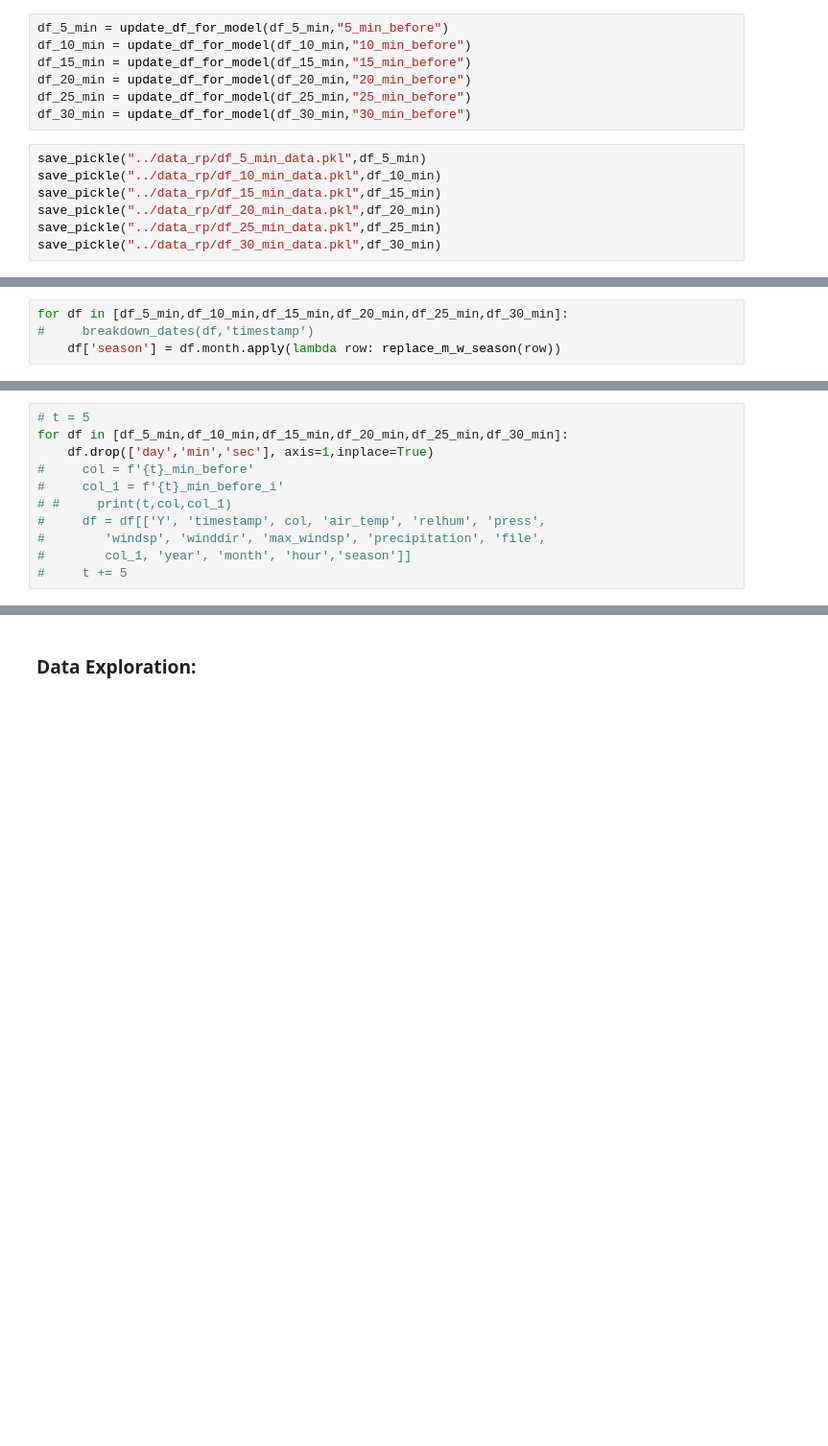
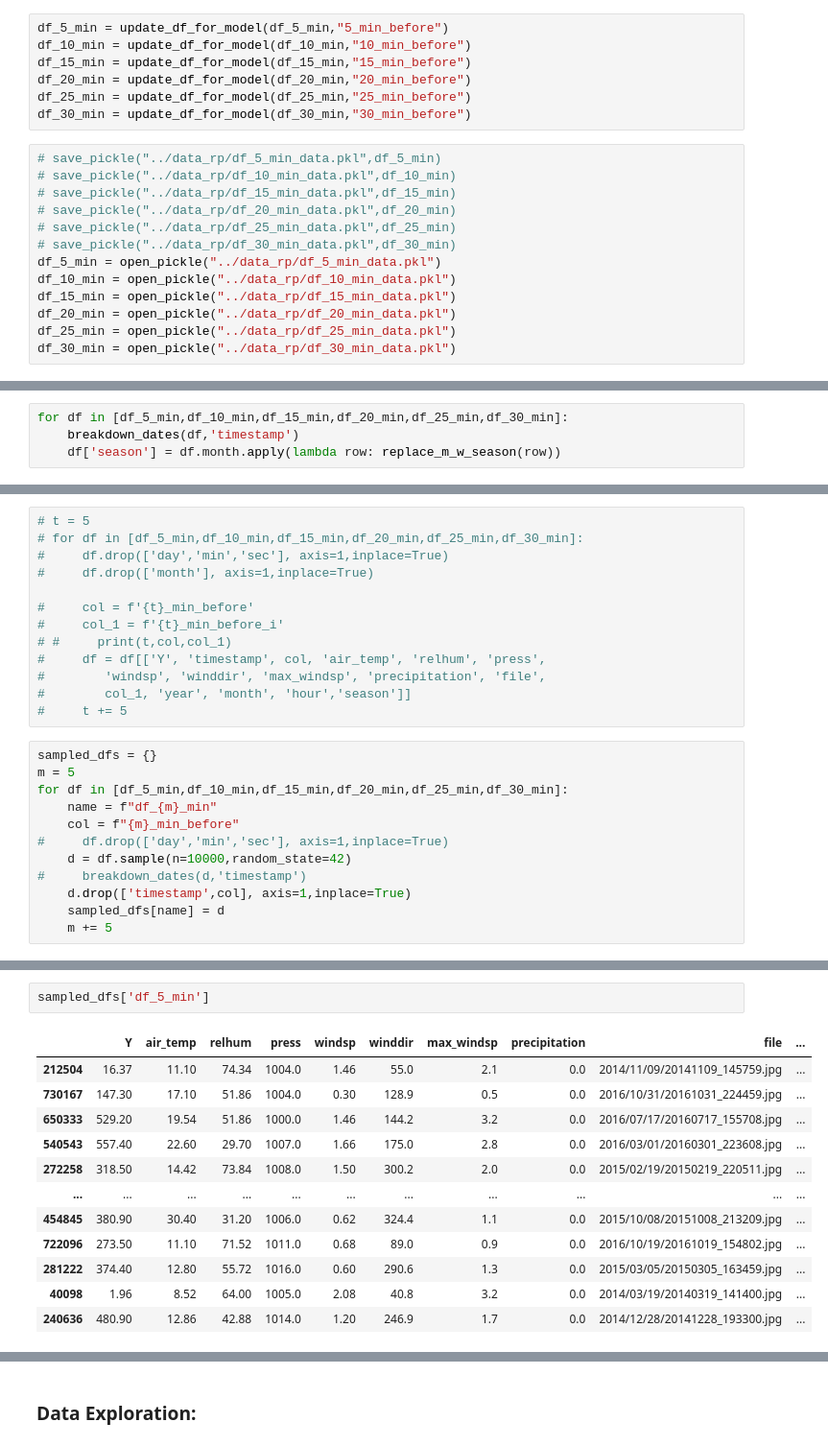
Before and after one commit to elenasm7/Research_paper_data, a Jupyter notebook: Data_preprocessing.ipynb, the cells around one changed output, grey strips where cells are left out. Shown at 96% size. Saved outputs shown, nothing was run; the diff lists cells and outputs as text; blank space fills up the shorter version.

```diff
--- a/Data_preprocessing.ipynb
+++ b/Data_preprocessing.ipynb
@@ -404,9 +436,15 @@ df_20_min = update_df_for_model(df_20_min,"20_min_before")
 df_25_min = update_df_for_model(df_25_min,"25_min_before")
 df_30_min = update_df_for_model(df_30_min,"30_min_before")
 # %%
-save_pickle("../data_rp/df_5_min_data.pkl",df_5_min)
-save_pickle("../data_rp/df_10_min_data.pkl",df_10_min)
-save_pickle("../data_rp/df_15_min_data.pkl",df_15_min)
-save_pickle("../data_rp/df_20_min_data.pkl",df_20_min)
-save_pickle("../data_rp/df_25_min_data.pkl",df_25_min)
-save_pickle("../data_rp/df_30_min_data.pkl",df_30_min)
+# save_pickle("../data_rp/df_5_min_data.pkl",df_5_min)
+# save_pickle("../data_rp/df_10_min_data.pkl",df_10_min)
+# save_pickle("../data_rp/df_15_min_data.pkl",df_15_min)
+# save_pickle("../data_rp/df_20_min_data.pkl",df_20_min)
+# save_pickle("../data_rp/df_25_min_data.pkl",df_25_min)
+# save_pickle("../data_rp/df_30_min_data.pkl",df_30_min)
+df_5_min = open_pickle("../data_rp/df_5_min_data.pkl")
+df_10_min = open_pickle("../data_rp/df_10_min_data.pkl")
+df_15_min = open_pickle("../data_rp/df_15_min_data.pkl")
+df_20_min = open_pickle("../data_rp/df_20_min_data.pkl")
+df_25_min = open_pickle("../data_rp/df_25_min_data.pkl")
+df_30_min = open_pickle("../data_rp/df_30_min_data.pkl")
@@ -413,6 +460,6 @@ save_pickle("../data_rp/df_30_min_data.pkl",df_30_min)
 # %%
 for df in [df_5_min,df_10_min,df_15_min,df_20_min,df_25_min,df_30_min]:
-#     breakdown_dates(df,'timestamp')
+    breakdown_dates(df,'timestamp')
     df['season'] = df.month.apply(lambda row: replace_m_w_season(row))
 # %%
 df_5_min.columns
@@ -425,7 +479,9 @@ Index(['Y', 'timestamp', '5_min_before', 'air_temp', 'relhum', 'press',
 # %%
 # t = 5
-for df in [df_5_min,df_10_min,df_15_min,df_20_min,df_25_min,df_30_min]:
-    df.drop(['day','min','sec'], axis=1,inplace=True)
+# for df in [df_5_min,df_10_min,df_15_min,df_20_min,df_25_min,df_30_min]:
+#     df.drop(['day','min','sec'], axis=1,inplace=True)
+#     df.drop(['month'], axis=1,inplace=True)
+
 #     col = f'{t}_min_before'
 #     col_1 = f'{t}_min_before_i'
 # #     print(t,col,col_1)
@@ -433,3 +489,15 @@ for df in [df_5_min,df_10_min,df_15_min,df_20_min,df_25_min,df_30_min]:
 #        'windsp', 'winddir', 'max_windsp', 'precipitation', 'file',
 #        col_1, 'year', 'month', 'hour','season']]
 #     t += 5
+# %%
+sampled_dfs = {}
+m = 5
+for df in [df_5_min,df_10_min,df_15_min,df_20_min,df_25_min,df_30_min]:
+    name = f"df_{m}_min"
+    col = f"{m}_min_before"
+#     df.drop(['day','min','sec'], axis=1,inplace=True)
+    d = df.sample(n=10000,random_state=42)
+#     breakdown_dates(d,'timestamp')
+    d.drop(['timestamp',col], axis=1,inplace=True)
+    sampled_dfs[name] = d
+    m += 5
@@ -435,0 +511,15 @@ for df in [df_5_min,df_10_min,df_15_min,df_20_min,df_25_min,df_30_min]:
+# %%
+sampled_dfs['df_5_min']
+# %% [output]
+|  | Y | air_temp | relhum | press | windsp | winddir | max_windsp | precipitation | file | ... |
+| 212504 | 16.37 | 11.10 | 74.34 | 1004.0 | 1.46 | 55.0 | 2.1 | 0.0 | 2014/11/09/20141109_145759.jpg | ... |
+| 730167 | 147.30 | 17.10 | 51.86 | 1004.0 | 0.30 | 128.9 | 0.5 | 0.0 | 2016/10/31/20161031_224459.jpg | ... |
+| 650333 | 529.20 | 19.54 | 51.86 | 1000.0 | 1.46 | 144.2 | 3.2 | 0.0 | 2016/07/17/20160717_155708.jpg | ... |
+| 540543 | 557.40 | 22.60 | 29.70 | 1007.0 | 1.66 | 175.0 | 2.8 | 0.0 | 2016/03/01/20160301_223608.jpg | ... |
+| 272258 | 318.50 | 14.42 | 73.84 | 1008.0 | 1.50 | 300.2 | 2.0 | 0.0 | 2015/02/19/20150219_220511.jpg | ... |
+| ... | ... | ... | ... | ... | ... | ... | ... | ... | ... | ... |
+| 454845 | 380.90 | 30.40 | 31.20 | 1006.0 | 0.62 | 324.4 | 1.1 | 0.0 | 2015/10/08/20151008_213209.jpg | ... |
+| 722096 | 273.50 | 11.10 | 71.52 | 1011.0 | 0.68 | 89.0 | 0.9 | 0.0 | 2016/10/19/20161019_154802.jpg | ... |
+| 281222 | 374.40 | 12.80 | 55.72 | 1016.0 | 0.60 | 290.6 | 1.3 | 0.0 | 2015/03/05/20150305_163459.jpg | ... |
+| 40098 | 1.96 | 8.52 | 64.00 | 1005.0 | 2.08 | 40.8 | 3.2 | 0.0 | 2014/03/19/20140319_141400.jpg | ... |
+| 240636 | 480.90 | 12.86 | 42.88 | 1014.0 | 1.20 | 246.9 | 1.7 | 0.0 | 2014/12/28/20141228_193300.jpg | ... |
```
Also changed, not shown: parts of 45 cells of this notebook.
